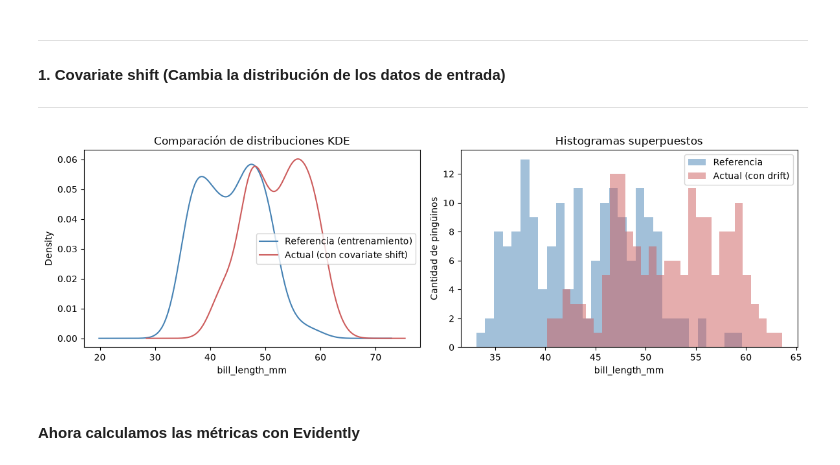
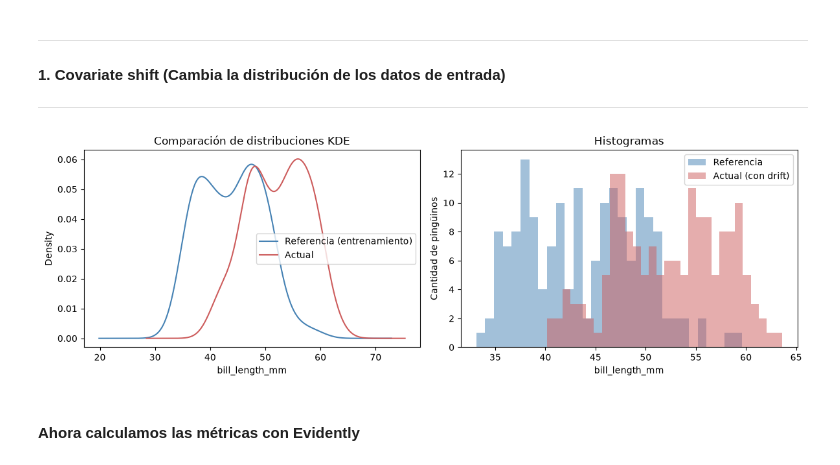
Before and after one commit to FIUBA-Posgrado-Inteligencia-Artificial/CEIA_Analisis_de_datos_II, a Jupyter notebook: notebooks/clase_03_deteccion_drift.ipynb, the cells around one changed output. Saved outputs shown, nothing was run; the diff lists cells and outputs as text; code cells hidden in the pictures.

```diff
--- a/notebooks/clase_03_deteccion_drift.ipynb
+++ b/notebooks/clase_03_deteccion_drift.ipynb
@@ -55,34 +55,34 @@ Name: proportion, dtype: float64
 # %%
 # Simulamos que en producción llegan datos de pingüinos con picos más largos
 
 np.random.seed(1)
 covariate_shift = actual_base.copy()
 
 # Simulamos un drift en la variable "bill_length_mm" agregando ruido gaussiano
 covariate_shift["bill_length_mm"] = covariate_shift["bill_length_mm"] + np.random.normal(8, 2, size=len(covariate_shift))
 
 # Graficamos para verificar que generamos bien el covariate shift.
 fig, axes = plt.subplots(1, 2, figsize=(12, 4))
 
 # KDE
 reference["bill_length_mm"].plot(kind="kde", label="Referencia (entrenamiento)", ax=axes[0], color="steelblue")
-covariate_shift["bill_length_mm"].plot(kind="kde", label="Actual (con covariate shift)", ax=axes[0], color="indianred")
+covariate_shift["bill_length_mm"].plot(kind="kde", label="Actual", ax=axes[0], color="indianred")
 axes[0].set_title("Comparación de distribuciones KDE")
 axes[0].set_xlabel("bill_length_mm")
 axes[0].legend()
 
 # Histogramas - Notar que usamos density = True que ajusta el área bajo la curva a 1, para poder comparar con la KDE
 axes[1].hist(reference["bill_length_mm"], bins=30, alpha=0.5, label="Referencia", color="steelblue")
 axes[1].hist(covariate_shift["bill_length_mm"], bins=30, alpha=0.5, label="Actual (con drift)", color="indianred")
-axes[1].set_title("Histogramas superpuestos")
+axes[1].set_title("Histogramas")
 axes[1].set_ylabel("Cantidad de pingüinos")
 axes[1].set_xlabel("bill_length_mm")
 axes[1].legend()
 
 plt.tight_layout()
 plt.show()
 # %% [output]
-[figure, old version]
+[figure, new version]
 # %% [markdown]
 #### Ahora calculamos las métricas con Evidently
 # %%
```
Also changed, not shown: parts of 6 cells of this notebook, 2 other files.
